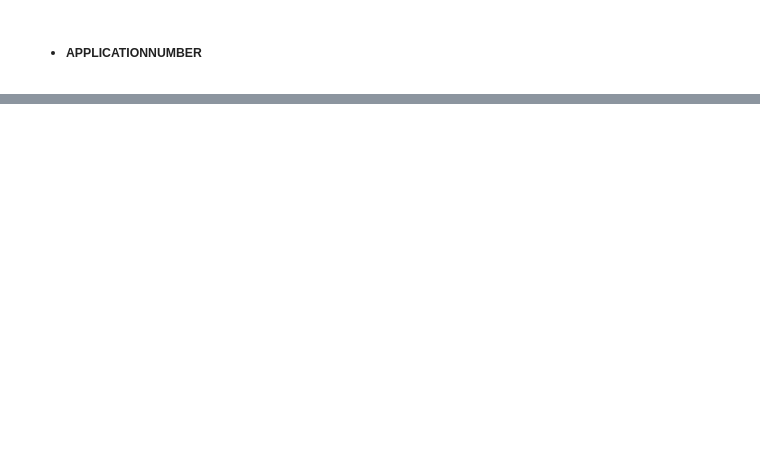
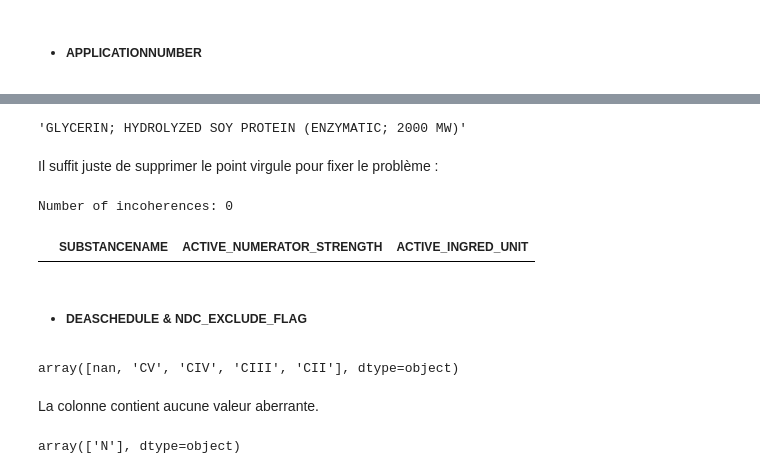
Before and after one commit to T-amairi/IFT870, a Jupyter notebook: TP2/tp2.ipynb, the cells around one changed output, grey strips where cells are left out. Drawn from its saved outputs; the diff is of its cells as text; code cells hidden in the pictures; blank space fills up the shorter version.

```diff
--- a/TP2/tp2.ipynb
+++ b/TP2/tp2.ipynb
@@ -360,0 +413,29 @@ Name: 86938, dtype: object
+# %%
+# print
+dfProd.loc[90536,'SUBSTANCENAME']
+# %% [output]
+'GLYCERIN; HYDROLYZED SOY PROTEIN (ENZYMATIC; 2000 MW)'
+# %% [markdown]
+Il suffit juste de supprimer le point virgule pour fixer le problème :
+# %%
+# fix
+dfProd.loc[90536,'SUBSTANCENAME'] = 'GLYCERIN; HYDROLYZED SOY PROTEIN (ENZYMATIC 2000 MW)'
+# recheck
+checkSubstance(dfProd)
+# %% [output]
+Number of incoherences: 0
+|  | SUBSTANCENAME | ACTIVE_NUMERATOR_STRENGTH | ACTIVE_INGRED_UNIT |
+# %% [markdown]
+* ##### DEASCHEDULE & NDC_EXCLUDE_FLAG
+# %%
+# check dea schedule
+dfProd.loc[:,'DEASCHEDULE'].unique()
+# %% [output]
+array([nan, 'CV', 'CIV', 'CIII', 'CII'], dtype=object)
+# %% [markdown]
+La colonne contient aucune valeur aberrante.
+# %%
+# check ndc flag
+dfProd.loc[:,'NDC_EXCLUDE_FLAG'].unique()
+# %% [output]
+array(['N'], dtype=object)
```
Also changed, not shown: parts of 48 cells of this notebook.
